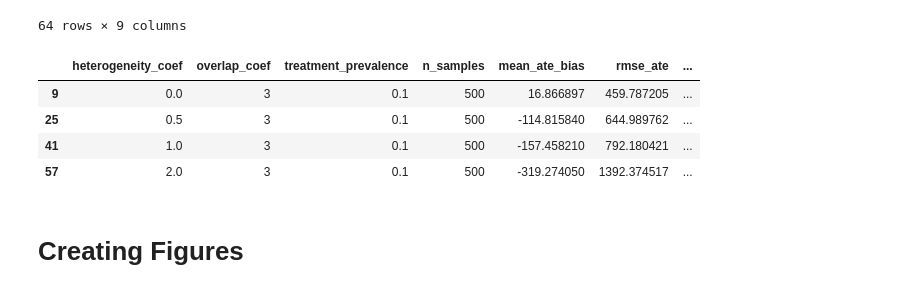
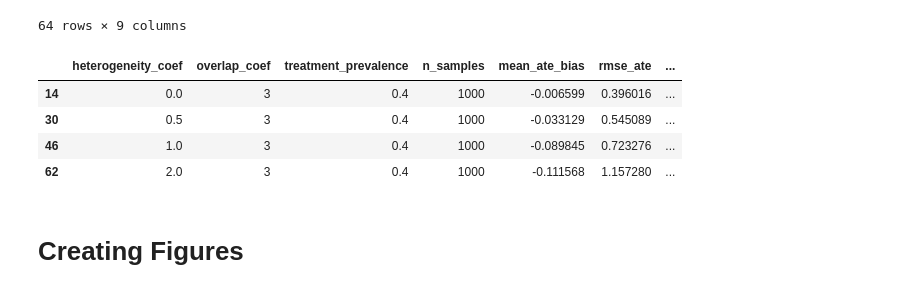
Before and after one commit to LuqmaanSahar/doubly-robust-estimators, a Jupyter notebook: orchestrator.ipynb, the cells around one changed output. Cells and saved outputs as stored; diff of their text form; code cells hidden in the pictures.

```diff
--- a/orchestrator.ipynb
+++ b/orchestrator.ipynb
@@ -165,15 +165,15 @@ summary_table
 # %%
 # Searching the table for a specific set of simulations
 summary_table.loc[
     (summary_table["overlap_coef"] == 3) &
-    (summary_table["treatment_prevalence"] == 0.1) &
-    (summary_table["n_samples"] == 500)
+    (summary_table["treatment_prevalence"] == 0.4) &
+    (summary_table["n_samples"] == 1000)
 ]
 # %% [output]
 |  | heterogeneity_coef | overlap_coef | treatment_prevalence | n_samples | mean_ate_bias | rmse_ate | ... |
-| 9 | 0.0 | 3 | 0.1 | 500 | 16.866897 | 459.787205 | ... |
-| 25 | 0.5 | 3 | 0.1 | 500 | -114.815840 | 644.989762 | ... |
-| 41 | 1.0 | 3 | 0.1 | 500 | -157.458210 | 792.180421 | ... |
-| 57 | 2.0 | 3 | 0.1 | 500 | -319.274050 | 1392.374517 | ... |
+| 14 | 0.0 | 3 | 0.4 | 1000 | -0.006599 | 0.396016 | ... |
+| 30 | 0.5 | 3 | 0.4 | 1000 | -0.033129 | 0.545089 | ... |
+| 46 | 1.0 | 3 | 0.4 | 1000 | -0.089845 | 0.723276 | ... |
+| 62 | 2.0 | 3 | 0.4 | 1000 | -0.111568 | 1.157280 | ... |
 # %% [markdown]
 # Creating Figures
```
Also changed, not shown: parts of 4 cells of this notebook, 8 other files.
